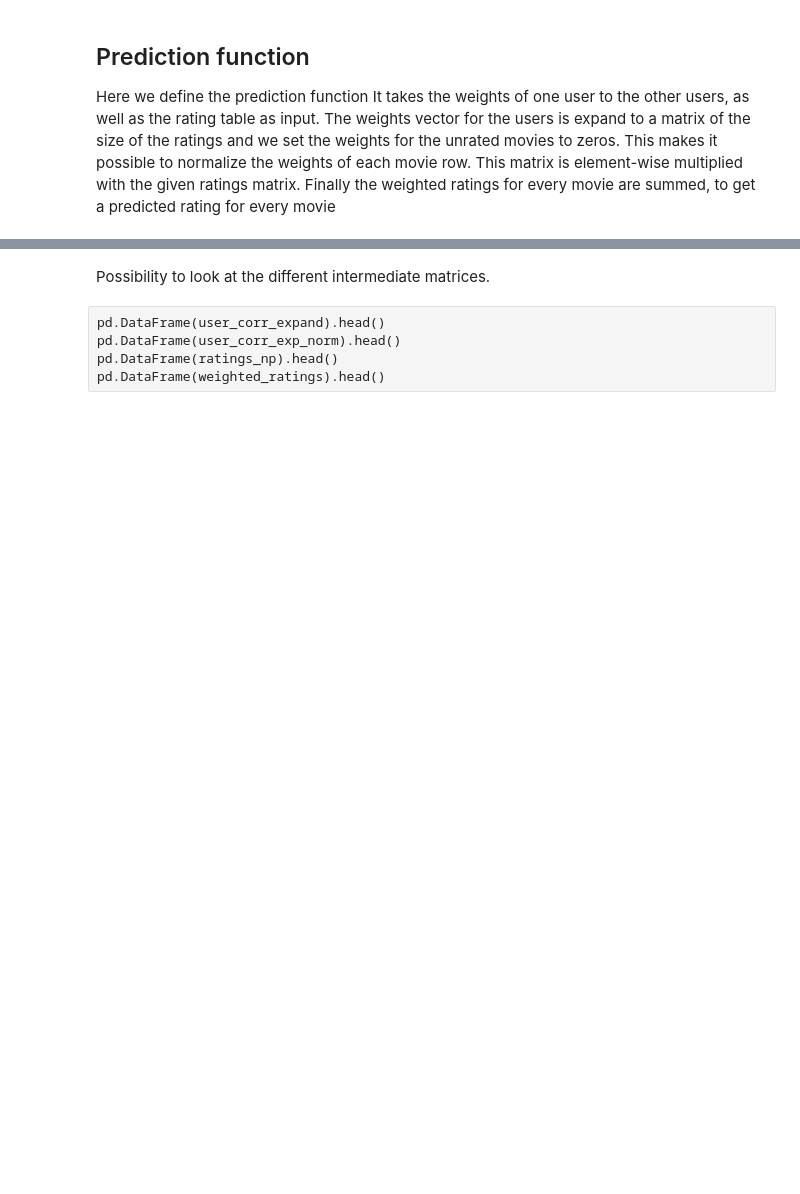
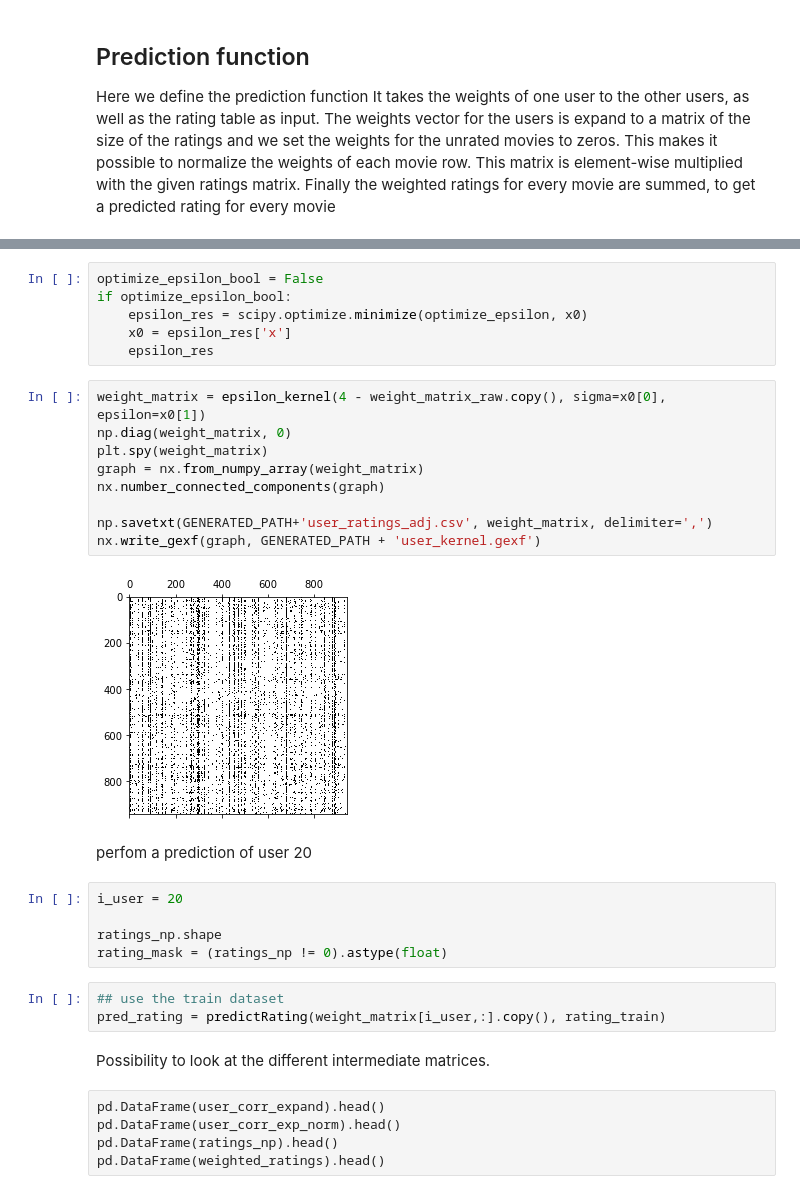
Before and after one commit to Lambo97/MovieRecommendation, a Jupyter notebook: src/near_user_prediction.ipynb, the cells around one changed output, grey strips where cells are left out. Saved outputs shown, nothing was run; the diff lists cells and outputs as text; blank space fills up the shorter version.

```diff
--- a/src/near_user_prediction.ipynb
+++ b/src/near_user_prediction.ipynb
@@ -233,3 +281,30 @@ NameError: name 'ratings_train' is not defined
+# %%
+optimize_epsilon_bool = False
+if optimize_epsilon_bool:
+    epsilon_res = scipy.optimize.minimize(optimize_epsilon, x0)
+    x0 = epsilon_res['x']
+    epsilon_res
+# %%
+weight_matrix = epsilon_kernel(4 - weight_matrix_raw.copy(), sigma=x0[0], epsilon=x0[1])
+np.diag(weight_matrix, 0)
+plt.spy(weight_matrix)
+graph = nx.from_numpy_array(weight_matrix)
+nx.number_connected_components(graph)
+
+np.savetxt(GENERATED_PATH+'user_ratings_adj.csv', weight_matrix, delimiter=',')
+nx.write_gexf(graph, GENERATED_PATH + 'user_kernel.gexf')
+# %% [output]
+[figure, added]
+# %% [markdown]
+perfom a prediction of user 20
+# %%
+i_user = 20
+
+ratings_np.shape
+rating_mask = (ratings_np != 0).astype(float)
+# %%
+## use the train dataset
+pred_rating = predictRating(weight_matrix[i_user,:].copy(), rating_train)
 # %% [markdown]
 Possibility to look at the different intermediate matrices.
 # %% [raw]
```
Also changed, not shown: parts of 73 cells of this notebook, 41 other files.
